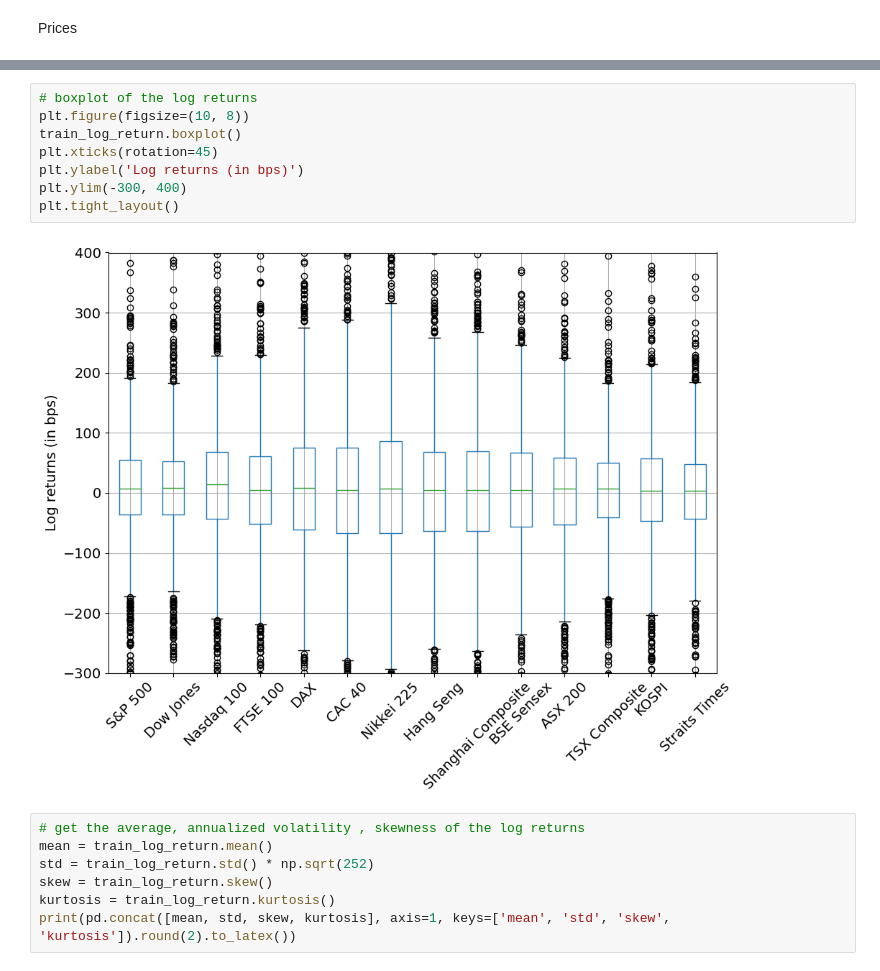
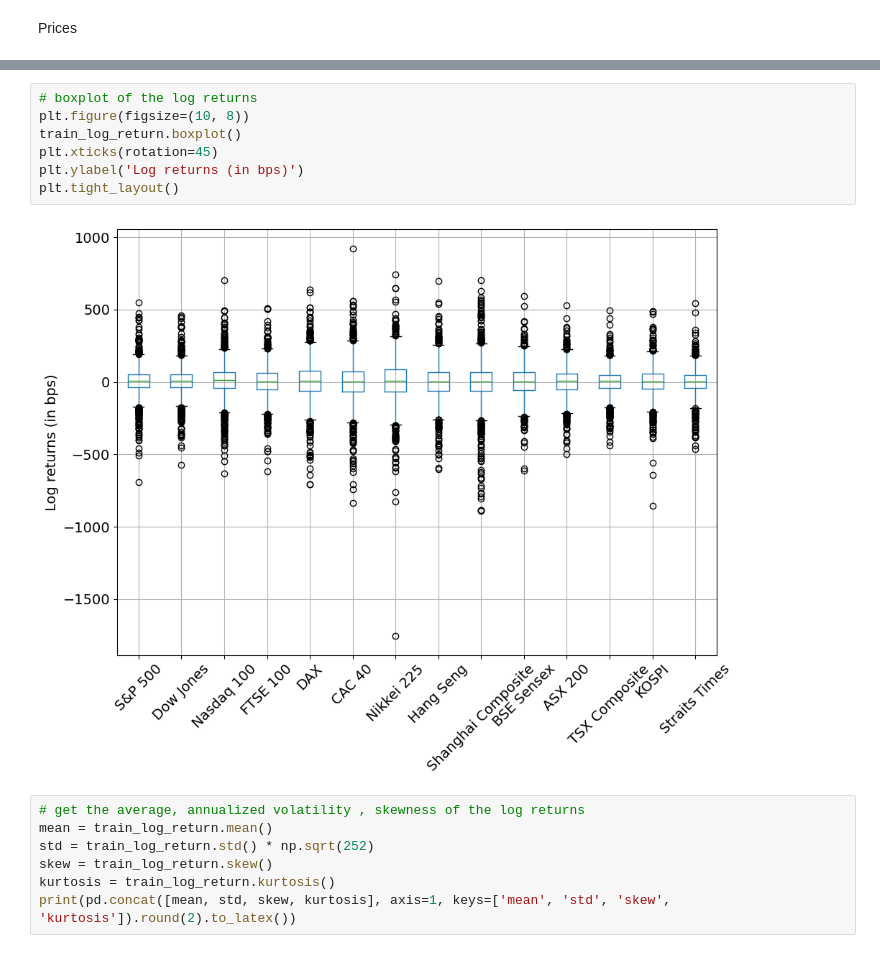
Before and after one commit to SullivanCastro/TimeSeriesProject, a Jupyter notebook: experiments.ipynb, the cells around one changed output, grey strips where cells are left out. Saved outputs shown, nothing was run; the diff lists cells and outputs as text.

```diff
--- a/experiments.ipynb
+++ b/experiments.ipynb
@@ -96,13 +92,12 @@ plt.show()
 # %%
 # boxplot of the log returns
 plt.figure(figsize=(10, 8))
 train_log_return.boxplot()
 plt.xticks(rotation=45)
 plt.ylabel('Log returns (in bps)')
-plt.ylim(-300, 400)
 plt.tight_layout()
 # %% [output]
-[figure, old version]
+[figure, new version]
 # %%
 # get the average, annualized volatility , skewness of the log returns
 mean = train_log_return.mean()
```
Also changed, not shown: parts of 14 cells of this notebook.
